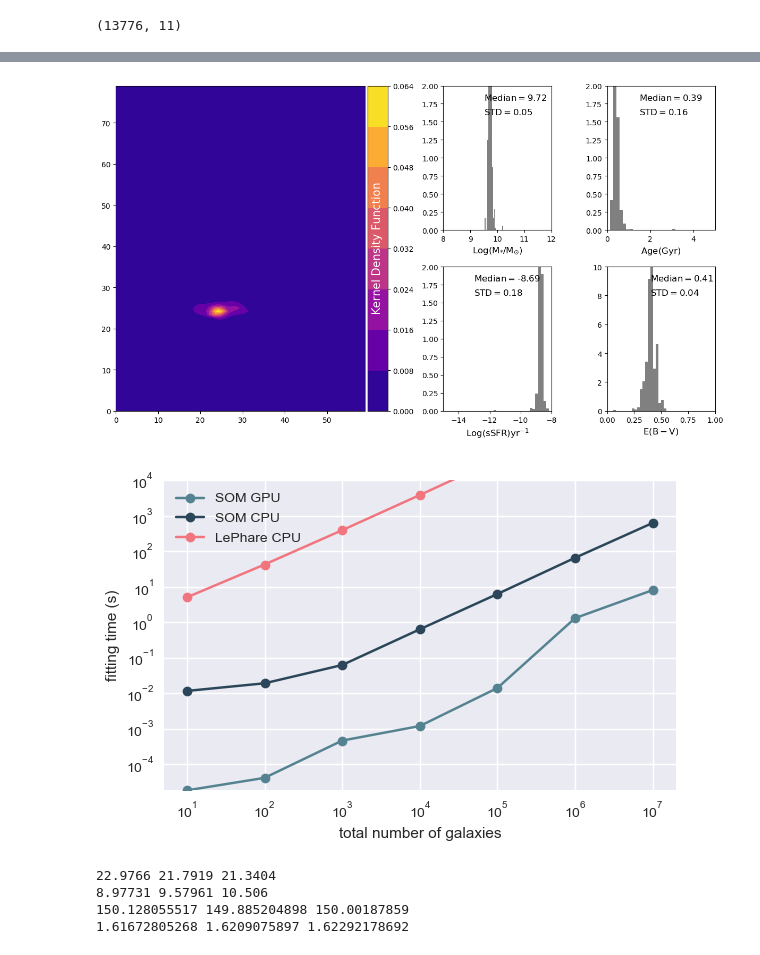
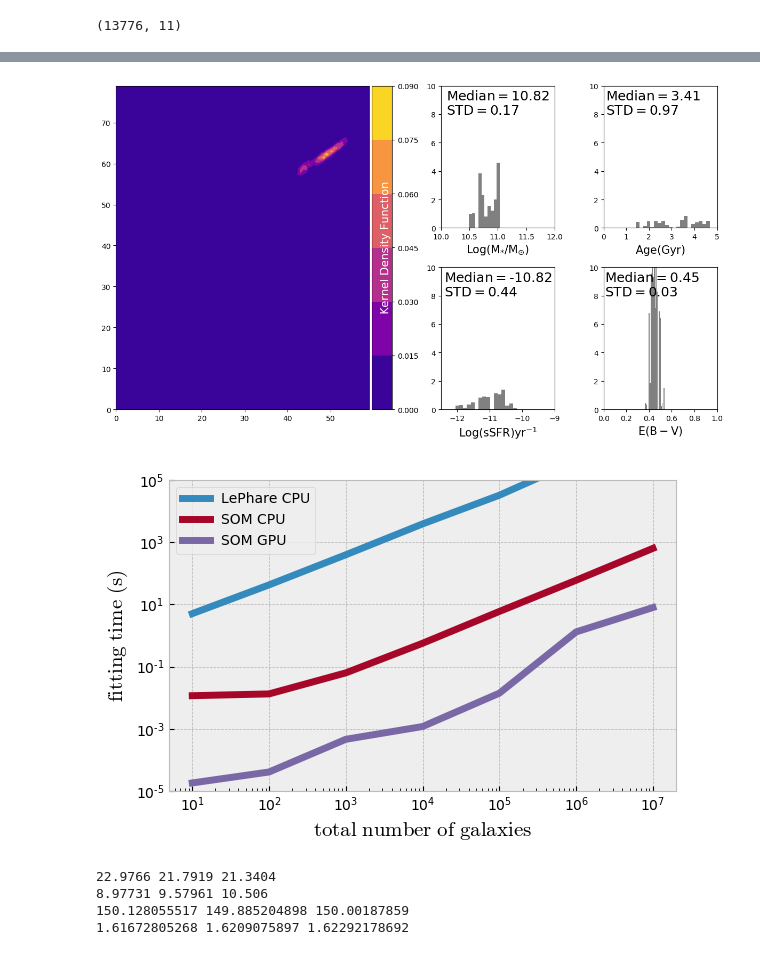
Before and after one commit to xoubish/SOMfit, a Jupyter notebook: SOM_BC03_models_z1.ipynb, the cells around one changed output, grey strips where cells are left out. Drawn from its saved outputs; the diff is of its cells as text; code cells hidden in the pictures.

Commit message:
fitting code

```diff
--- a/SOM_BC03_models_z1.ipynb
+++ b/SOM_BC03_models_z1.ipynb
@@ -407,7 +430,7 @@ def err_gen(iii,num):
     divider = make_axes_locatable(ax)
     cax = divider.append_axes("right", size="8%", pad=0.05)
     cb=plt.colorbar(cfset, cax=cax)
-    cb.set_label(r'$\rm Kernel\ Density\ Function$', labelpad=-58,size=15,color='w')
+    cb.set_label(r'$\rm Kernel\ Density\ Function$', labelpad=-53,size=15,color='w')
 
     #ax.axis('off')
 
@@ -420,51 +443,51 @@ def err_gen(iii,num):
 
     ax1=fig.add_subplot(gs[0:2,2])
     ax1.hist(gmlr,bins=20,normed=True,color='gray')
-    ax1.set_xlabel(r'$\rm Log(M_{*}/M_{\odot})$',fontsize=12)
+    ax1.set_xlabel(r'$\rm Log(M_{*}/M_{\odot})$',fontsize=15)
     #ax1.plot([np.median(gmlr),np.median(gmlr)],[0,10],'r--')
-    ax1.text(9.5,1.8,r'$\rm Median=$'+np.str(np.round(np.median(gmlr),2)),size=12)
-    ax1.text(9.5,1.6,r'$\rm STD=$'+np.str(np.round(np.std(gmlr),2)),size=12)
-    ax1.set_xlim([8,12])
-    ax1.set_ylim([0,2])
+    ax1.text(10.1,9,r'$\rm Median=$'+np.str(np.round(np.median(gmlr),2)),size=18)
+    ax1.text(10.1,8,r'$\rm STD=$'+np.str(np.round(np.std(gmlr),2)),size=18)
+    ax1.set_xlim([10,12])
+    ax1.set_ylim([0,10])
 
     ax2=fig.add_subplot(gs[2:4,2])
     ax2.hist(gssfr,bins=20,normed=True,color='gray')
-    ax2.set_xlabel(r'$\rm Log(sSFR) yr^{-1}$',fontsize=12)
-    ax2.text(-13,1.8,r'$\rm Median=$'+np.str(np.round(np.median(gssfr),2)),size=12)
-    ax2.text(-13,1.6,r'$\rm STD=$'+np.str(np.round(np.std(gssfr),2)),size=12)
-    ax2.set_xlim([-15,-8])
-    ax2.set_ylim([0,2])
+    ax2.set_xlabel(r'$\rm Log(sSFR) yr^{-1}$',fontsize=15)
+    ax2.text(-12.4,9,r'$\rm Median=$'+np.str(np.round(np.median(gssfr),2)),size=18)
+    ax2.text(-12.4,8,r'$\rm STD=$'+np.str(np.round(np.std(gssfr),2)),size=18)
+    ax2.set_xlim([-12.5,-9])
+    ax2.set_ylim([0,10])
 
 
     ax3=fig.add_subplot(gs[0:2,3])
     ax3.hist(gage,bins=20,normed=True,color='gray')
-    ax3.set_xlabel(r'$\rm Age (Gyr)$',fontsize=12)
+    ax3.set_xlabel(r'$\rm Age (Gyr)$',fontsize=15)
     #ax3.plot([np.median(gage),np.median(gage)],[0,10],'r--')
-    ax3.text(1.5,1.8,r'$\rm Median=$'+np.str(np.round(np.median(gage),2)),size=12)
-    ax3.text(1.5,1.6,r'$\rm STD=$'+np.str(np.round(np.std(gage),2)),size=12)
+    ax3.text(0.1,9,r'$\rm Median=$'+np.str(np.round(np.median(gage),2)),size=18)
+    ax3.text(0.1,8,r'$\rm STD=$'+np.str(np.round(np.std(gage),2)),size=18)
     ax3.set_xlim([0,5])
-    ax3.set_ylim([0,2])
+    ax3.set_ylim([0,10])
 
 
     ax4=fig.add_subplot(gs[2:4,3])
     ax4.hist(gebv,bins=20,normed=True,color='gray')
-    ax4.set_xlabel(r'$\rm E(B-V)$',fontsize=12)
+    ax4.set_xlabel(r'$\rm E(B-V)$',fontsize=15)
     ax4.set_xlim([0,1])
     ax4.set_ylim([0,10])
-    ax4.text(0.4,9,r'$\rm Median=$'+np.str(np.round(np.median(gebv),2)),size=12)
-    ax4.text(0.4,8,r'$\rm STD=$'+np.str(np.round(np.std(gebv),2)),size=12)
+    ax4.text(0.01,9,r'$\rm Median=$'+np.str(np.round(np.median(gebv),2)),size=18)
+    ax4.text(0.01,8,r'$\rm STD=$'+np.str(np.round(np.std(gebv),2)),size=18)
 
     #ax4.plot([np.median(gebv),np.median(gebv)],[0,10],'r--')
 
     plt.tight_layout()
-    #plt.savefig('plots/galaxy_id'+str(iii)+'_onSOM.png')
+    plt.savefig('plots/galaxy_id'+str(iii)+'_onSOM.png')
 
     p=[bc[0][1],bc[0][0],np.median(gmlr),np.std(gmlr),np.median(gssfr),np.std(gssfr),np.median(gage),np.std(gage),np.median(gebv),np.std(gebv),time_took]
     return p
 
-b=err_gen(59,1000)
+b=err_gen(43,1000)
 # %% [output]
-[figure, old version]
+[figure, new version]
 # %%
 def err_gen2(iii,num):
     color=np.array([ubc[iii],bvc[iii],vrc[iii],ric[iii],izc[iii],zyc[iii],yjc[iii],jhc[iii],hkc[iii],k1c[iii],c12c[iii]])
@@ -491,38 +514,39 @@ y_t=[]
 for boz in x_t:
     y_t.append(err_gen2(9,np.int(boz)))
 # %%
-x_sed = [10,100,1000,10000,100000]
-y_sed = [5,42,390,3820,39000]
+x_t = [1.e+1, 1.e+2, 1.e+3, 1.e+4, 1.e+5, 1.e+6, 1.e+7]
+y_t = [0.011531829833984375, 0.01317286491394043, 0.06246519088745117, 0.5592391490936279, 5.884165048599243, 59.200119972229004, 627.2678780555725]
+
+x_sed = [10,100,1000,10000,100000,1000000]
+y_sed = [5,42,390,3820,32000,400000]
 
 x_g = [10,100,1000,10000,100000,1000000,10000000]
-y_g = [1.814365e-05,4.076958e-05,4.582405e-04,1.178980e-03,1.392794e-02,1.295846e+00,8.0]
+y_g = [1.814365e-05,4.076958e-05,4.582405e-04,1.178980e-03,1.392794e-02,1.295846e+00,7.85243e+00]
 # %%
 
-
-plt.style.use('default')
-plt.style.use('seaborn')
+plt.style.use('bmh')
+#plt.style.use('seaborn')
 plt.figure(figsize=(6,4))
 
-
-plt.plot(x_g,y_g,'o-',label='SOM GPU',color='#548290')
-plt.plot(x_t,y_t,'o-',label='SOM CPU',color='#2a4658')
-plt.plot(x_sed,y_sed,'o-',label='LePhare CPU',color='#f1757f')
+plt.plot(x_sed,y_sed,'-',label='LePhare CPU',linewidth=5)
+plt.plot(x_t,y_t,'-',label='SOM CPU',linewidth=5)
+plt.plot(x_g,y_g,'-',label='SOM GPU',linewidth=5)
 
 
 
 plt.legend(loc=2)
 plt.xscale('log')
 plt.yscale('log')
 
 #plt.xlim([0.0,10**7])
-plt.ylim([0,10**4])
+plt.ylim([10**-5,10**5])
 
-plt.xlabel('total number of galaxies')
-plt.ylabel('fitting time (s)')
+plt.xlabel(r'$\rm total\ number\ of\ galaxies$',size=15)
+plt.ylabel(r'$\rm fitting\ time\ (s)$',size=15)
 plt.tight_layout()
 plt.savefig('plots/speed.png')
 # %% [output]
-[figure, old version]
+[figure, new version]
 # %%
 print kmag[9],kmag[42],kmag[51]
 print massc[9],massc[42],massc[51]
```
Also changed, not shown: parts of 6 cells of this notebook, 13 other files.
